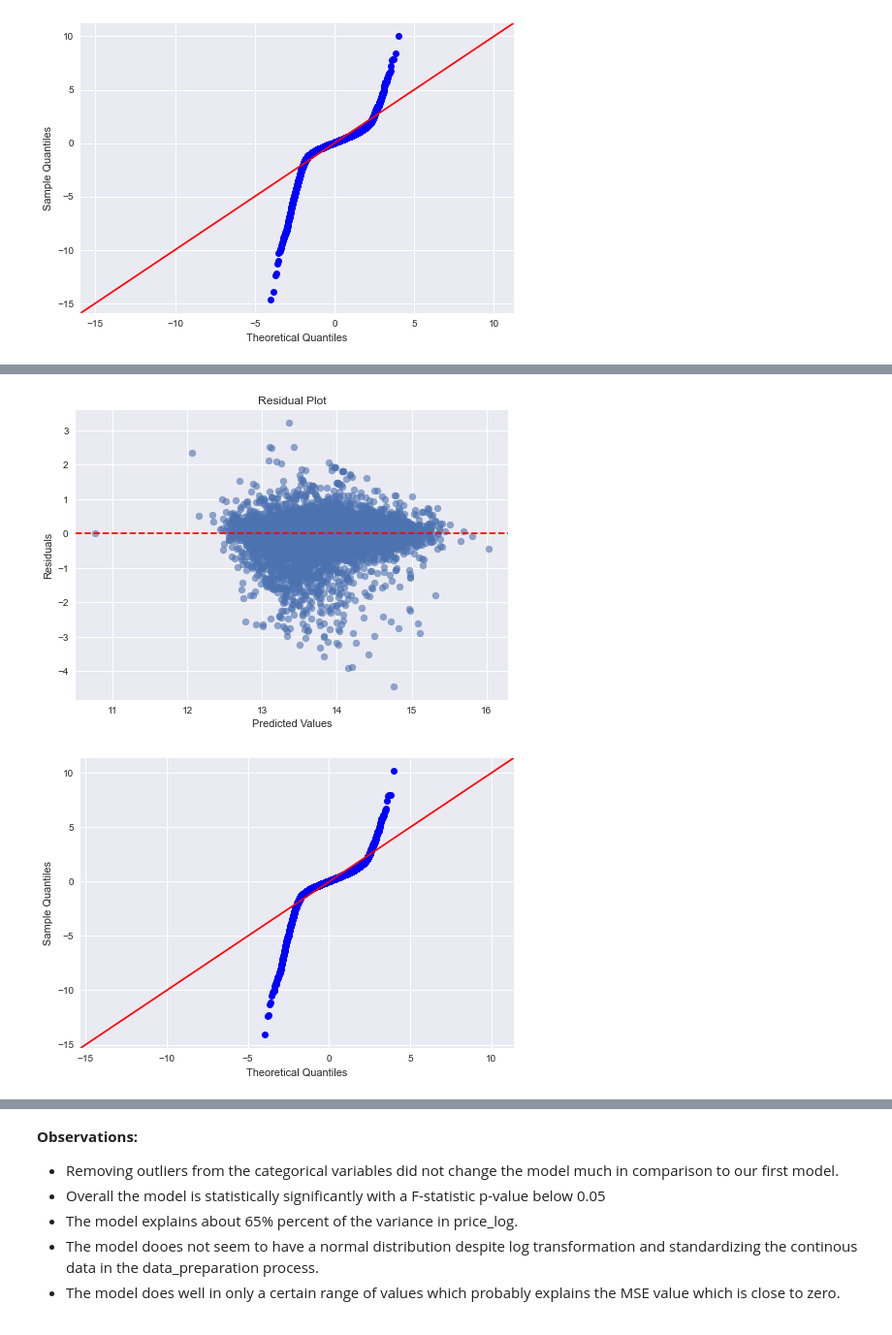
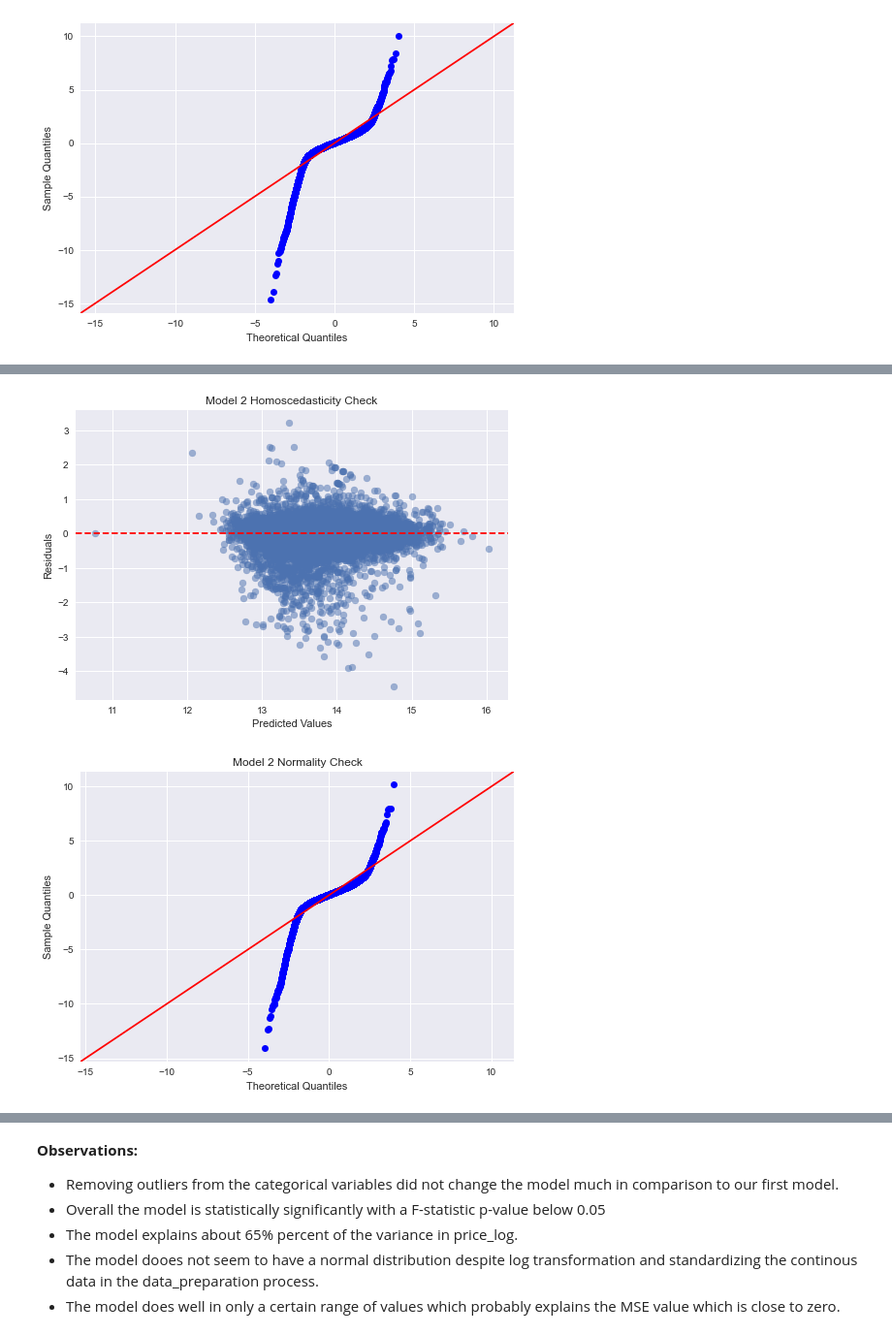
Before and after one commit to cristopher-d-delgado/Project_Linear_Regression_King_County, a Jupyter notebook: notebooks/modeling.ipynb, the cells around one changed output, grey strips where cells are left out. Shown at 97% size. Drawn from its saved outputs; the diff is of its cells as text; code cells hidden in the pictures.

```diff
--- a/notebooks/modeling.ipynb
+++ b/notebooks/modeling.ipynb
@@ -401,20 +403,21 @@ residuals = model.resid
 
 # Generate the residual plot
 fig, ax = plt.subplots()
-ax.scatter(predicted_values, residuals, alpha=0.6)
+ax.scatter(predicted_values, residuals, alpha=0.5)
 ax.axhline(y=0, color='red', linestyle='--')  # Add a horizontal line at y=0 for reference
 ax.set_xlabel('Predicted Values')
 ax.set_ylabel('Residuals')
-ax.set_title('Residual Plot')
+ax.set_title('Model 2 Homoscedasticity Check')
 plt.grid(True)
 plt.show()
 # %% [output]
-[figure, old version]
+[figure, new version]
 # %%
 sm.graphics.qqplot(model.resid, dist=stats.norm, line='45', fit=True)
+plt.title("Model 2 Normality Check")
 plt.show()
 # %% [output]
-[figure, old version]
+[figure, new version]
 # %%
 # Obatain residuals
 residuals = model.resid
```
Also changed, not shown: parts of 14 cells of this notebook.
